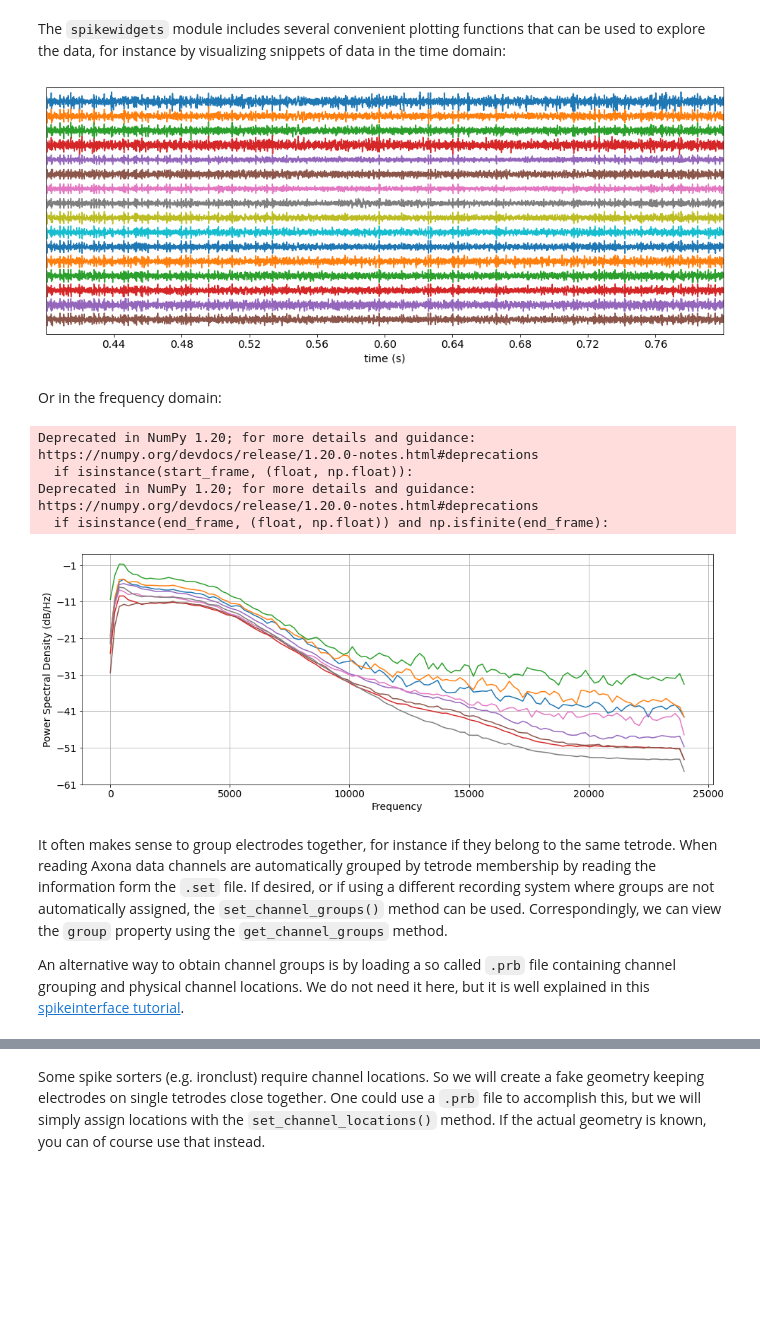
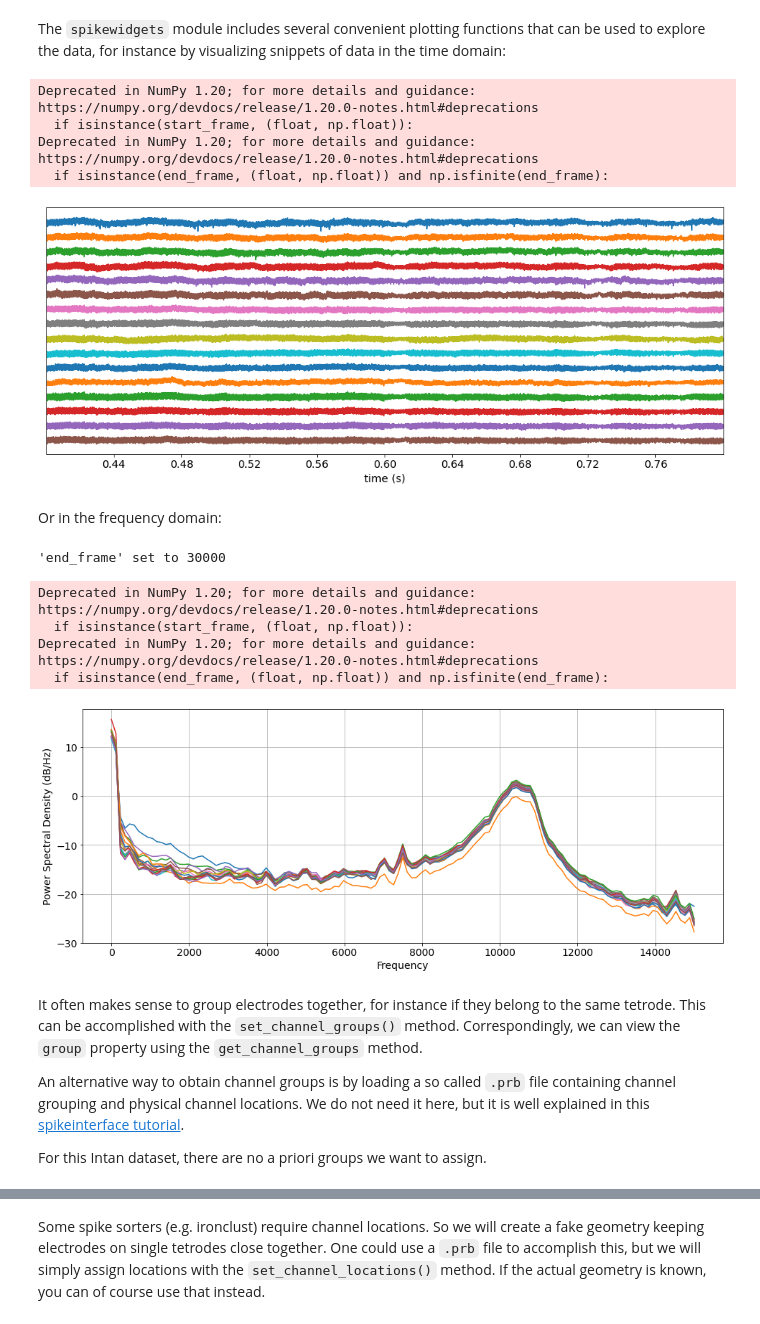
Before and after one commit to sbuergers/hussaini-lab-to-nwb-notebooks, a Jupyter notebook: tidy_venv/intan_spike_sorting_pipeline.ipynb, the cells around one changed output, grey strips where cells are left out. Saved outputs shown, nothing was run; the diff lists cells and outputs as text; code cells hidden in the pictures; blank space fills up the shorter version.

```diff
--- a/tidy_venv/intan_spike_sorting_pipeline.ipynb
+++ b/tidy_venv/intan_spike_sorting_pipeline.ipynb
@@ -72,11 +68,6 @@ use_raw_data = True  # False for reading `.X` data, True for reading `.bin` data
 # %%
-if use_raw_data:
-    dir_name = r'/mnt/d/freelance-work/catalyst-neuro/hussaini-lab-to-nwb/example_data_raw'
-    base_filename = '20201004_Raw'
-else:
-    dir_name = r'/mnt/d/freelance-work/catalyst-neuro/hussaini-lab-to-nwb/sample_bin_to_tint_no_bin'
-    base_filename = 'axona_sample'
-
-filename = os.path.join(dir_name, base_filename + '.set')
+dir_name = r'/mnt/d/freelance-work/catalyst-neuro/hussaini-lab-to-nwb/Intan_data'
+base_filename = 'intan_rhd_test_1.rhd'
+filename = os.path.join(dir_name, base_filename)
 print(filename)
 # %% [output]
@@ -91,2 +75,4 @@ else:
 # %% [markdown]
 A `RecordingExtractor` object extracts information about channel ids, channel locations (if present), the sampling frequency of the recording, and the extracellular traces (when prompted). Below we illustrate a few useful methods that describe this particular recording.
+# %%
+recording = se.IntanRecordingExtractor(file_path=filename, verbose=True)
@@ -112,23 +106,32 @@ Stdev. on third channel = 28.09267807006836
 # %% [markdown]
 The `spikewidgets` module includes several convenient plotting functions that can be used to explore the data, for instance by visualizing snippets of data in the time domain:
+# %%
+channel_subset = [0,1,2,3,4,5,6,7,8,9,10,11,12,13,14,15]
 # %%
-w_ts = sw.plot_timeseries(recording, trange=[0.4, 0.8])
+w_ts = sw.plot_timeseries(recording, trange=[0.4, 0.8], channel_ids=channel_subset)
 # %% [output]
+Deprecated in NumPy 1.20; for more details and guidance: https://numpy.org/devdocs/release/1.20.0-notes.html#deprecations
+  if isinstance(start_frame, (float, np.float)):
+Deprecated in NumPy 1.20; for more details and guidance: https://numpy.org/devdocs/release/1.20.0-notes.html#deprecations
+  if isinstance(end_frame, (float, np.float)) and np.isfinite(end_frame):
-[figure, old version]
+[figure, new version]
 # %% [markdown]
 Or in the frequency domain:
 # %%
-w_sp = sw.plot_spectrum(recording, trange=[0, 5], channels=[1, 2, 3, 4, 5, 6, 7, 8])
+w_sp = sw.plot_spectrum(recording, trange=[0, 5], channels=channel_subset)
 # %% [output]
-Deprecated in NumPy 1.20; for more details and guidance: https://numpy.org/devdocs/release/1.20.0-notes.html#deprecations
-  if isinstance(start_frame, (float, np.float)):
-Deprecated in NumPy 1.20; for more details and guidance: https://numpy.org/devdocs/release/1.20.0-notes.html#deprecations
-  if isinstance(end_frame, (float, np.float)) and np.isfinite(end_frame):
+'end_frame' set to 30000
+Deprecated in NumPy 1.20; for more details and guidance: https://numpy.org/devdocs/release/1.20.0-notes.html#deprecations
+  if isinstance(start_frame, (float, np.float)):
+Deprecated in NumPy 1.20; for more details and guidance: https://numpy.org/devdocs/release/1.20.0-notes.html#deprecations
+  if isinstance(end_frame, (float, np.float)) and np.isfinite(end_frame):
-[figure, old version]
+[figure, new version]
 # %% [markdown]
-It often makes sense to group electrodes together, for instance if they belong to the same tetrode. When reading Axona data channels are automatically grouped by tetrode membership by reading the information form the `.set` file. If desired, or if using a different recording system where groups are not automatically assigned, the `set_channel_groups()` method can be used. Correspondingly, we can view the `group` property using the `get_channel_groups` method.
+It often makes sense to group electrodes together, for instance if they belong to the same tetrode. This can be accomplished with the `set_channel_groups()` method. Correspondingly, we can view the `group` property using the `get_channel_groups` method.
 
 An alternative way to obtain channel groups is by loading a so called `.prb` file containing channel grouping and physical channel locations. We do not need it here, but it is well explained in this [spikeinterface tutorial](https://github.com/SpikeInterface/spiketutorials/blob/master/NWB_Developer_Breakout_Session_Sep2020/SpikeInterface_Tutorial.ipynb).
+
+For this Intan dataset, there are no a priori groups we want to assign.
 # %%
 print(f'Channel groups:\n{recording.get_channel_groups()}')
 # %% [output]
```
Also changed, not shown: parts of 18 cells of this notebook.
